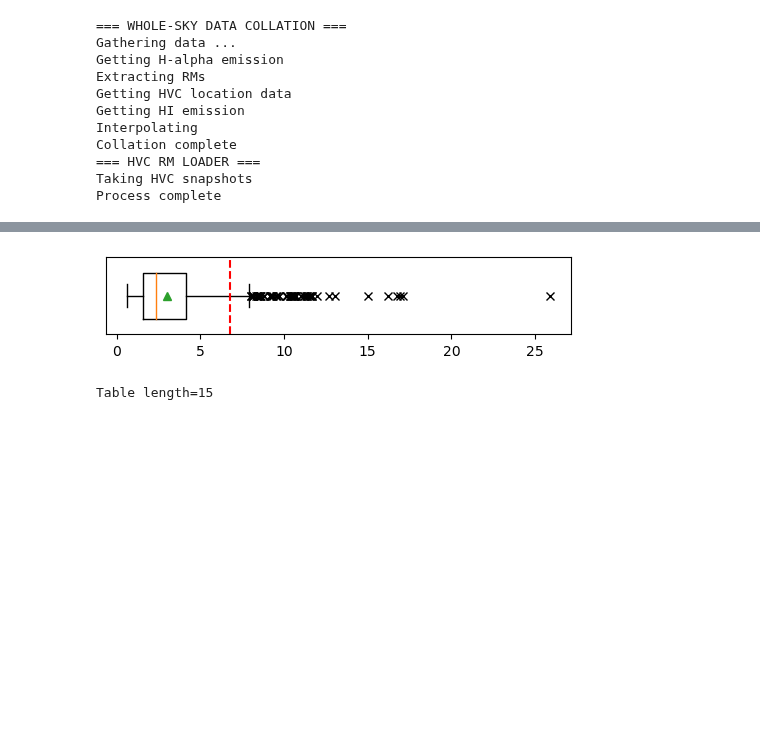
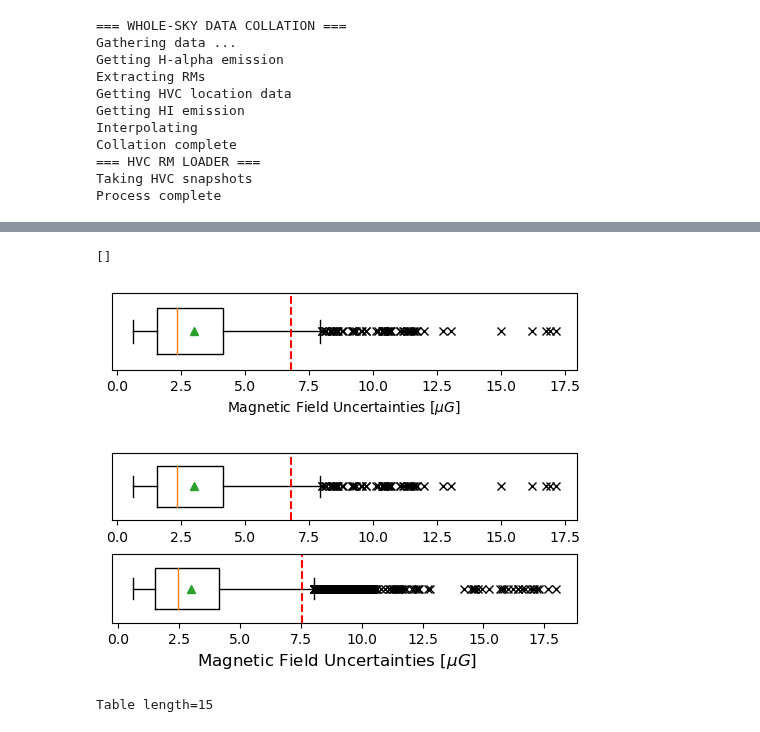
Before and after one commit to Olivex727/hvc-magnetic-honours-programs, a Jupyter notebook: synthesis/variance_subtraction.ipynb, the cells around one changed output, grey strips where cells are left out. Cells and saved outputs as stored; diff of their text form; code cells hidden in the pictures; blank space fills up the shorter version.

Commit message:
Edited boxplots

```diff
--- a/synthesis/variance_subtraction.ipynb
+++ b/synthesis/variance_subtraction.ipynb
@@ -24,15 +25,17 @@ Collation complete
 Taking HVC snapshots
 Process complete
 # %%
-inners = []
-for hvc_snap in master_hvcs:
-    #print(hvc_snap["HVC"]["Name"])
-    inner_rms, _ = KStest.split_RMs(hvc_snap["RMs"],hvc_snap["HVC"]["SkyCoord"], KStest.morph_ring(hvc_snap))
-    #print(len(inner_rms), len(outer_rms))
-    inners.append(inner_rms)
+def get_stacked_sets(snapshots):
+    inners = []
+    outers = []
+    for hvc_snap in snapshots:
+        inner_rms, outer_rms = KStest.split_RMs(hvc_snap["RMs"],hvc_snap["HVC"]["SkyCoord"], KStest.morph_ring(hvc_snap))
+        inners.append(inner_rms)
+        outers.append(outer_rms)
 
-from astropy.table import vstack
+    master_rm_inner = vstack(inners)
+    master_rm_outer = vstack(outers)
 
-master_rm_inner = vstack(inners)
+    return master_rm_inner, master_rm_outer
 
-master_rm_inner
+master_rm_inner, master_rm_outer = get_stacked_sets(master_hvcs)
@@ -60,17 +42,44 @@ Table length=2855
 # %%
 import numpy as np
 import matplotlib.pyplot as plt
 
-B_unc = master_rm_inner["B_virtual_unc [int]"].data * 1e6
-B_true_unc = np.std(master_rm_inner["B_virtual [int]"].data * 1e6)
+def uncertainty_boxplot(master_rm, single=False, limit=20):
+    rms = master_rm["B_virtual_unc [int]"].data * 1e6
+    B_unc = rms[rms < 20]
+    B_true_unc = np.std(master_rm["B_virtual [int]"].data * 1e6)
 
-plt.figure(figsize=(6,1))
-plt.boxplot(B_unc, vert=False, showmeans=True, widths=0.6, sym="x")
-plt.axvline(B_true_unc, c='r', linestyle='--')
-plt.yticks([])
-plt.show()
+    if single:
+        plt.figure(figsize=(6,1))
+        plt.boxplot(B_unc, vert=False, showmeans=True, widths=0.6, sym="x")
+        plt.axvline(B_true_unc, c='r', linestyle='--')
+        plt.yticks([])
+        plt.xlabel(r"Magnetic Field Uncertainties [$\mu G$]")
+    else:
+        plt.boxplot(B_unc, vert=False, showmeans=True, widths=0.6, sym="x")
+        plt.axvline(B_true_unc, c='r', linestyle='--')
+        plt.yticks([])
+
+def uncertainty_boxplots(master_rm_inner, master_rm_outer):
+    fig = plt.figure(figsize=(6,2.5))
+
+    fig.supxlabel(r"Magnetic Field Uncertainties [$\mu G$]")
+
+    plt.tight_layout()
+
+    plt.subplot(2, 1, 1)
+    uncertainty_boxplot(master_rm_inner)
+    plt.subplot(2, 1, 2)
+    uncertainty_boxplot(master_rm_outer)
+    plt.subplots_adjust(hspace=0.5, bottom=0.2)
+
+uncertainty_boxplot(master_rm_inner, True)
+plt.plot()
+uncertainty_boxplots(master_rm_inner, master_rm_outer)
+plt.plot()
 # %% [output]
+[]
-[figure, old version]
+[figure, new version]
+[figure, added]
 # %%
 from astropy.table import Table, hstack
 
```
Also changed, not shown: parts of 2 cells of this notebook, 1 other file.
